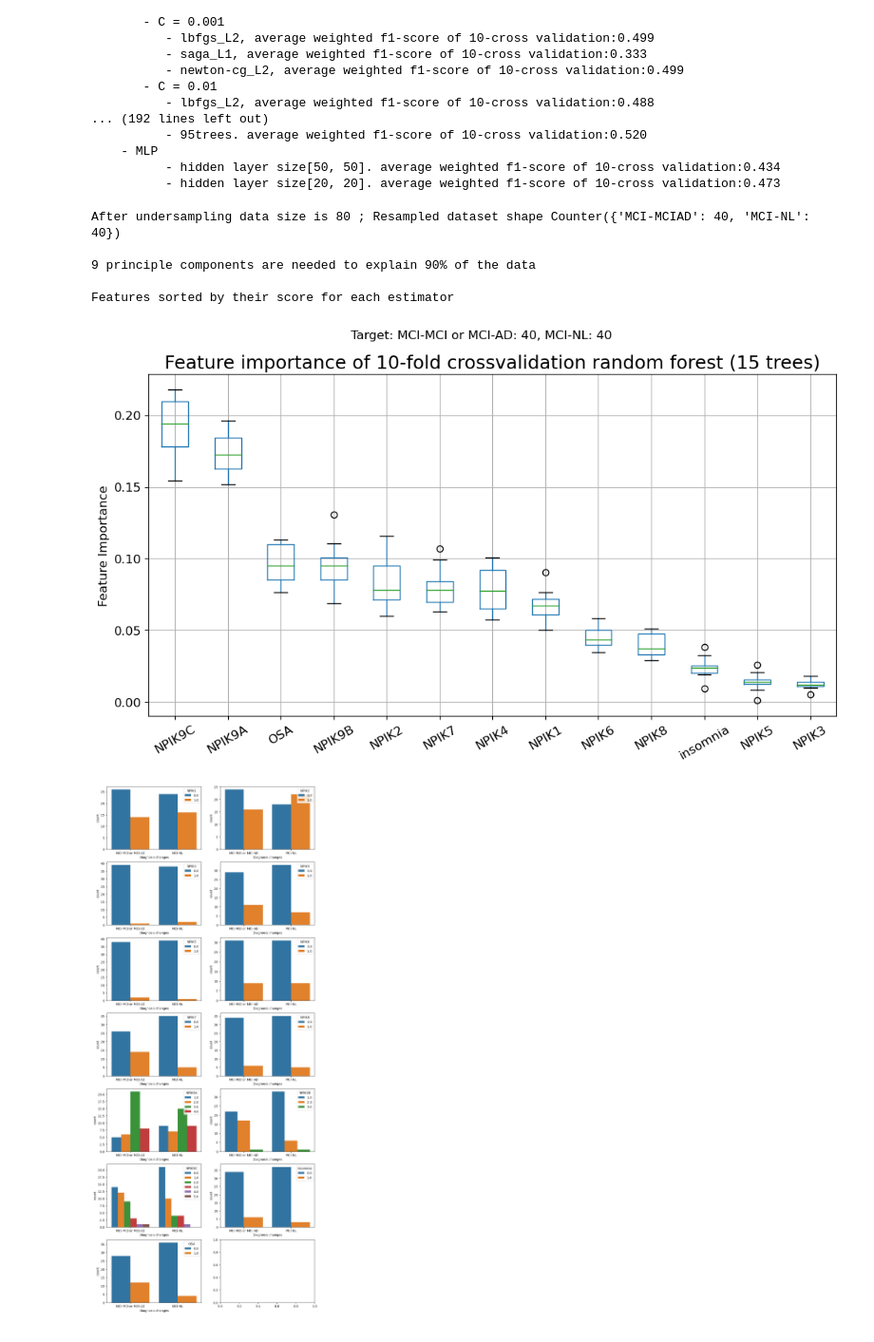
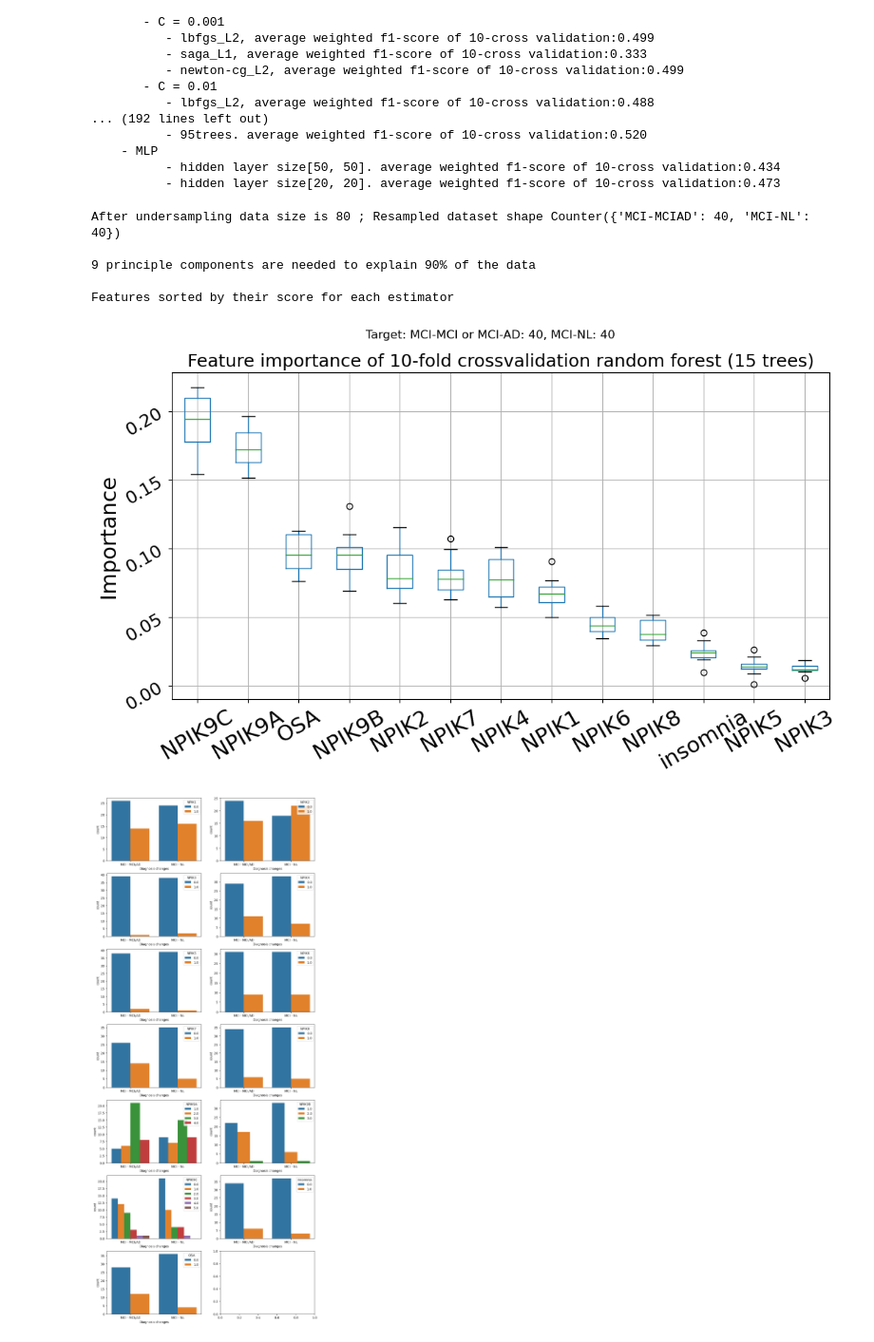
Before and after one commit to weiping2022/Brain_health_challenge_Antonia_Weiping_hs2022, a Jupyter notebook: notebook/3_model_sleep_vs_DX_conversion_final.ipynb, the cells around one changed output. Shown at 95% size. Drawn from its saved outputs; the diff is of its cells as text; code cells hidden in the pictures.

```diff
--- a/notebook/3_model_sleep_vs_DX_conversion_final.ipynb
+++ b/notebook/3_model_sleep_vs_DX_conversion_final.ipynb
@@ -233,16 +233,20 @@ clf = RandomForestClassifier(n_estimators =n, random_state = 5862)
 title_label = '{}-fold crossvalidation random forest ({} trees)'.format(k,n)
 feature_importance(X,y,clf,10,title_label)
 plt.suptitle('Target: NL-MCI 59; NL-NL 59')
+plt.xlabel('Sleep attributes',fontsize = 22)
+plt.ylabel('Importance',fontsize = 22)
+plt.xticks(fontsize=18, rotation=30)
 
 # plot the diagnosis distribution
 df_new = X.copy()
 df_new[target] = y
-f,axes = plt.subplots(nrows = len(lst)//2+1,ncols=2,figsize=(12,30))
+f,axes = plt.subplots(nrows = len(lst)//2+1,ncols=2,figsize=(8,15))
 axes = axes.ravel()
 for i in range(len(lst)):
     ax = sns.countplot(data=df_new, hue=lst[i],x= target,ax = axes[i])
     sns.move_legend(ax, "upper right")
-    ax.set(xlabel='Diagnosis changes')
+    ax.set(ylabel=None)
+    ax.legend([],[], frameon=False)
 # %% [output]
 After undersampling data size is 118 ; Resampled dataset shape Counter({'NL-MCI': 59, 'NL-NL': 59})
 
@@ -281,17 +285,22 @@ clf = RandomForestClassifier(n_estimators =n, random_state = 5862)
 title_label = '{}-fold crossvalidation random forest ({} trees)'.format(k,n)
 feature_importance(X,y,clf,k,title_label)
 plt.suptitle('Target: NL-MCIAD: 63, NL-NL: 63')
+#plt.xlabel('Sleep attributes',fontsize = 18)
+plt.ylabel('Importance',fontsize = 22)
+plt.xticks(fontsize=22, rotation=30)
+plt.yticks(fontsize=18, rotation=30)
 
 # plot the diagnosis distribution
 df_new = X.copy()
 df_new[target] = y
-f,axes = plt.subplots(nrows = len(lst)//2+1,ncols=2,figsize=(12,30))
+f,axes = plt.subplots(nrows = len(lst)//2+1,ncols=2,figsize=(8,16))
 axes = axes.ravel()
 for i in range(len(lst)):
     ax = sns.countplot(data=df_new, hue=lst[i],x= target,ax = axes[i])
     sns.move_legend(ax, "upper right")
-    ax.set(xlabel='Diagnosis changes')
-    ax.set_xticklabels(['NL-MCI or NL-AD','NL-NL'])
+    ax.set_xticklabels(['NL - MCI/AD','NL - NL'])
+    ax.set(ylabel=None)
+    #ax.legend([],[], frameon=False)
 # %% [output]
 After undersampling data size is 126 ; Resampled dataset shape Counter({'NL-MCIAD': 63, 'NL-NL': 63})
 
@@ -332,6 +341,9 @@ clf = RandomForestClassifier(n_estimators =45, random_state = 5862)
 title_label = '{}-fold crossvalidation random forest ({} trees)'.format(k,n)
 feature_importance(X,y,clf,k,title_label)
 plt.suptitle('Target: MCI-AD: 130, MCI-MCINL: 130')
+plt.ylabel('Importance',fontsize = 22)
+plt.xticks(fontsize=22, rotation=30)
+plt.yticks(fontsize=18, rotation=30)
 
 # plot the diagnosis distribution
 df_new = X.copy()
@@ -343,7 +355,8 @@ for i in range(len(lst)):
     ax = sns.countplot(data=df_new, hue=lst[i],x= target,ax = axes[i])
     sns.move_legend(ax, "upper right")
     ax.set(xlabel='Diagnosis changes')
-    ax.set_xticklabels(['MCI-AD ','MCI-MCI or MCI-NL'])
+    ax.set_xticklabels(['MCI - AD ','MCI - NL/MCI'])
+    #ax.legend([],[], frameon=False)
 # %% [output]
 After undersampling data size is 260 ; Resampled dataset shape Counter({'MCI-AD': 130, 'MCI-MCINL': 130})
 
@@ -378,33 +391,38 @@ After undersampling data size is 80 ; Resampled dataset shape Counter({'MCI-MCIA
 #' 'MCI-MCIAD': 40, 'MCI-NL': 40' :15trees. average weighted f1-score of 10-cross validation:0.599
 n = 15
 res = usampling_scale_data(g42,drop_lst,target)
 
 X = res[0] # unscaled input
 
 y = res[3]
 clf = RandomForestClassifier(n_estimators =15, random_state = 5862)
 title_label = '{}-fold crossvalidation random forest ({} trees)'.format(k,n)
 feature_importance(X,y,clf,10,title_label)
 plt.suptitle('Target: MCI-MCI or MCI-AD: 40, MCI-NL: 40')
+plt.ylabel('Importance',fontsize = 22)
+plt.xticks(fontsize=22, rotation=30)
+
+plt.yticks(fontsize=18, rotation=30)
 plt.show()
 
 
 # plot the diagnosis distribution
 df_new = X.copy()
 df_new[target] = y
 f,axes = plt.subplots(nrows = len(lst)//2+1,ncols=2,figsize=(12,30))
 axes = axes.ravel()
 #f, axes = plt.subplots(len(lst), 1,figsize=(8, 60))
 for i in range(len(lst)):
     ax = sns.countplot(data=df_new, hue=lst[i],x= target,ax = axes[i])
     sns.move_legend(ax, "upper right")
     ax.set(xlabel='Diagnosis changes')
-    ax.set_xticklabels(['MCI-MCI or MCI-AD','MCI-NL'])
+    ax.set_xticklabels(['MCI - MCI/AD','MCI - NL'])
+    #ax.legend([],[], frameon=False)
 # %% [output]
 After undersampling data size is 80 ; Resampled dataset shape Counter({'MCI-MCIAD': 40, 'MCI-NL': 40})
 
 9 principle components are needed to explain 90% of the data
 
 Features sorted by their score for each estimator
-[figure, old version]
+[figure, new version]
-[figure, old version]
+[figure, new version]
```
Also changed, not shown: parts of 15 cells of this notebook, 30 other files.
